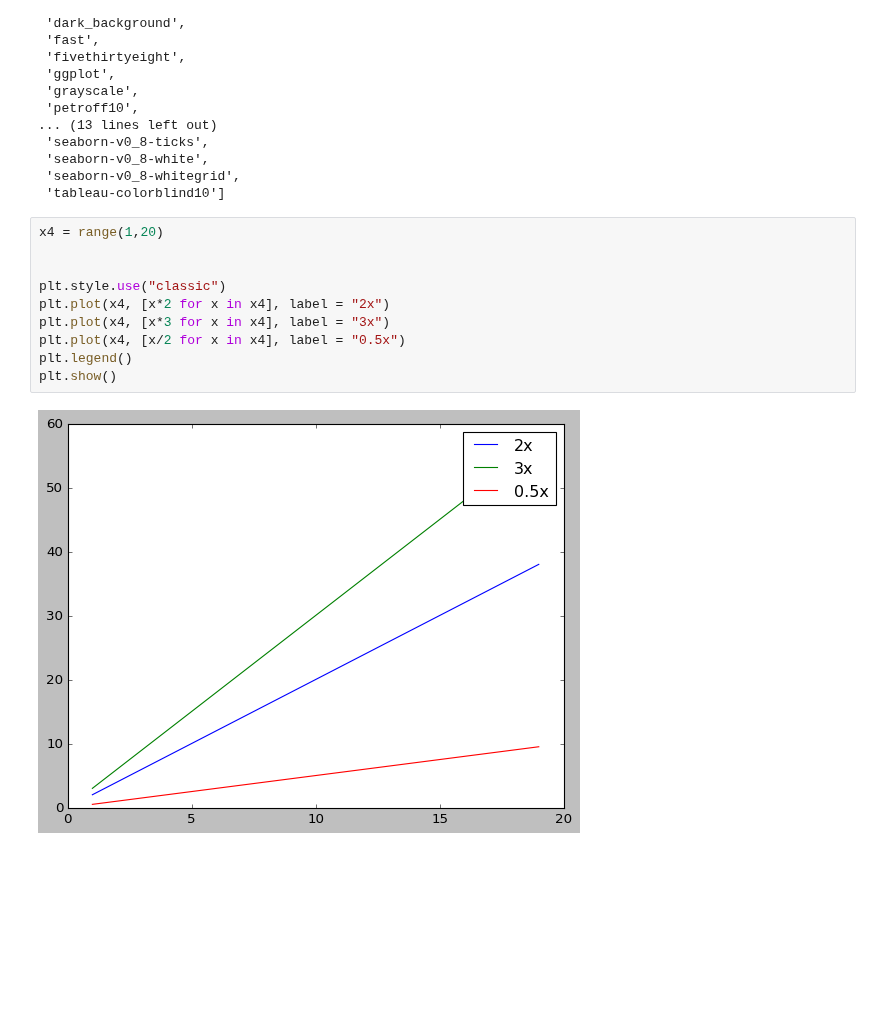
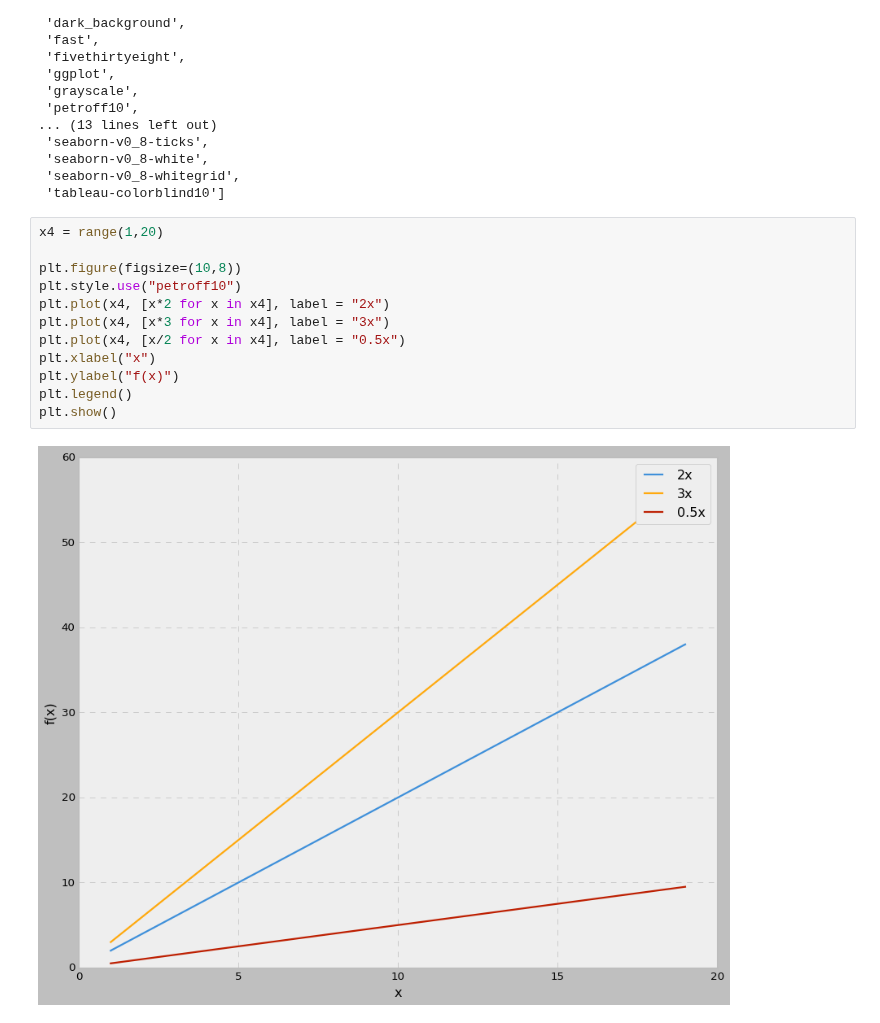
Before and after one commit to corpsedust/NareshIT, a Jupyter notebook: Self-practice(Tasks and IQ stuff)/Matplotlibpractice.ipynb, the cells around one changed output. Saved outputs shown, nothing was run; the diff lists cells and outputs as text; blank space fills up the shorter version.

```diff
--- a/Self-practice(Tasks and IQ stuff)/Matplotlibpractice.ipynb
+++ b/Self-practice(Tasks and IQ stuff)/Matplotlibpractice.ipynb
@@ -267,12 +267,14 @@ plt.style.available
 # %%
 x4 = range(1,20)
 
-
-plt.style.use("classic")
+plt.figure(figsize=(10,8))
+plt.style.use("petroff10")
 plt.plot(x4, [x*2 for x in x4], label = "2x")
 plt.plot(x4, [x*3 for x in x4], label = "3x")
 plt.plot(x4, [x/2 for x in x4], label = "0.5x")
+plt.xlabel("x")
+plt.ylabel("f(x)")
 plt.legend()
 plt.show()
 # %% [output]
-[figure, old version]
+[figure, new version]
```
Also changed, not shown: parts of 1 cell of this notebook.
